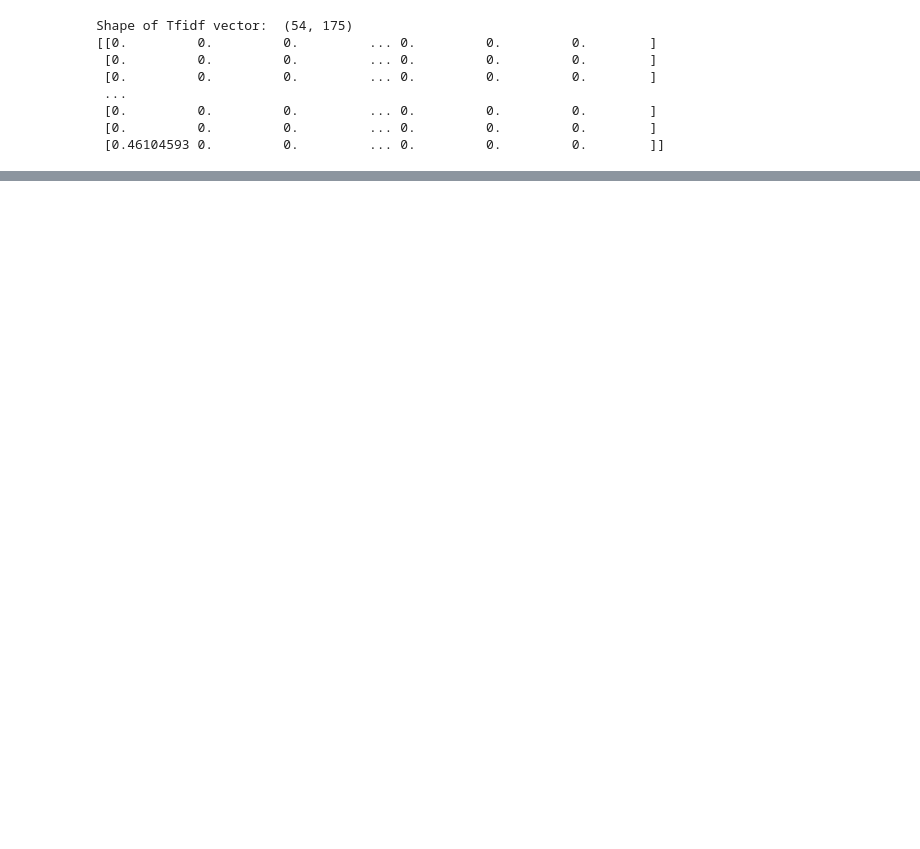
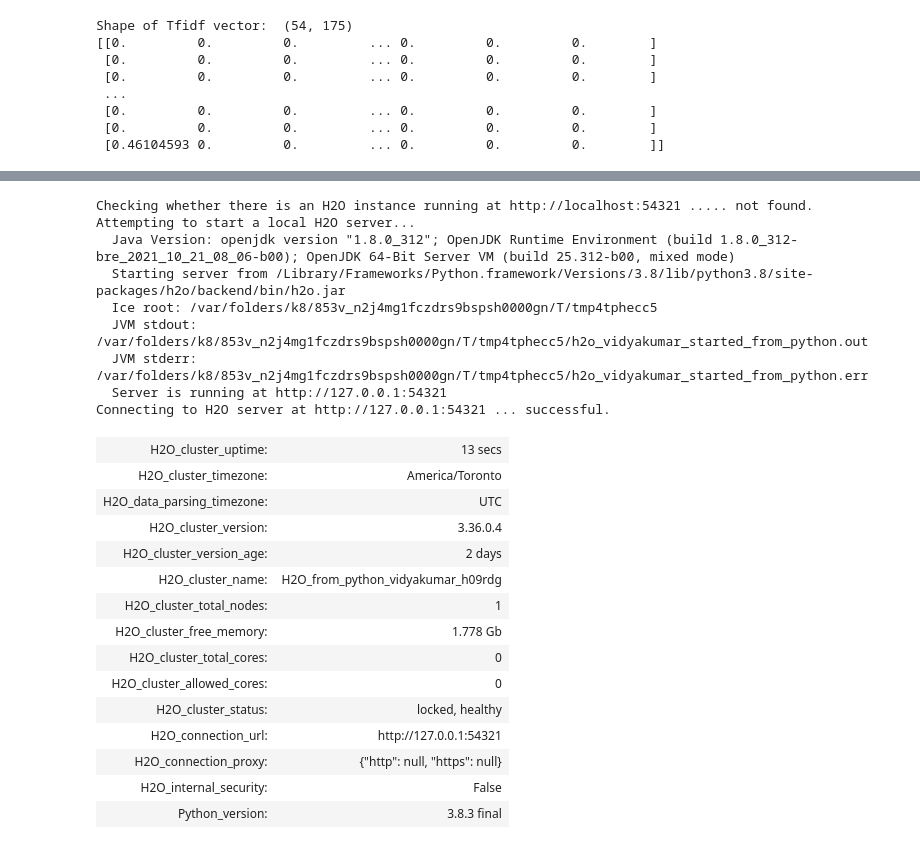
Before and after one commit to vidya2901/wE00VqdcSPq5mT6f, a Jupyter notebook: Potential Talents.ipynb, the cells around one changed output, grey strips where cells are left out. Cells and saved outputs as stored; diff of their text form; code cells hidden in the pictures; blank space fills up the shorter version.

```diff
--- a/Potential Talents.ipynb
+++ b/Potential Talents.ipynb
@@ -297,0 +236,27 @@ w2vec.wv.vocab
+# %%
+h2o.init()
+# %% [output]
+Checking whether there is an H2O instance running at http://localhost:54321 ..... not found.
+Attempting to start a local H2O server...
+  Java Version: openjdk version "1.8.0_312"; OpenJDK Runtime Environment (build 1.8.0_312-bre_2021_10_21_08_06-b00); OpenJDK 64-Bit Server VM (build 25.312-b00, mixed mode)
+  Starting server from /Library/Frameworks/Python.framework/Versions/3.8/lib/python3.8/site-packages/h2o/backend/bin/h2o.jar
+  Ice root: /var/folders/k8/853v_n2j4mg1fczdrs9bspsh0000gn/T/tmp4tphecc5
+  JVM stdout: /var/folders/k8/853v_n2j4mg1fczdrs9bspsh0000gn/T/tmp4tphecc5/h2o_vidyakumar_started_from_python.out
+  JVM stderr: /var/folders/k8/853v_n2j4mg1fczdrs9bspsh0000gn/T/tmp4tphecc5/h2o_vidyakumar_started_from_python.err
+  Server is running at http://127.0.0.1:54321
+Connecting to H2O server at http://127.0.0.1:54321 ... successful.
+| H2O_cluster_uptime: | 13 secs |
+| H2O_cluster_timezone: | America/Toronto |
+| H2O_data_parsing_timezone: | UTC |
+| H2O_cluster_version: | 3.36.0.4 |
+| H2O_cluster_version_age: | 2 days |
+| H2O_cluster_name: | H2O_from_python_vidyakumar_h09rdg |
+| H2O_cluster_total_nodes: | 1 |
+| H2O_cluster_free_memory: | 1.778 Gb |
+| H2O_cluster_total_cores: | 0 |
+| H2O_cluster_allowed_cores: | 0 |
+| H2O_cluster_status: | locked, healthy |
+| H2O_connection_url: | http://127.0.0.1:54321 |
+| H2O_connection_proxy: | {"http": null, "https": null} |
+| H2O_internal_security: | False |
+| Python_version: | 3.8.3 final |
```
Also changed, not shown: parts of 31 cells of this notebook.
